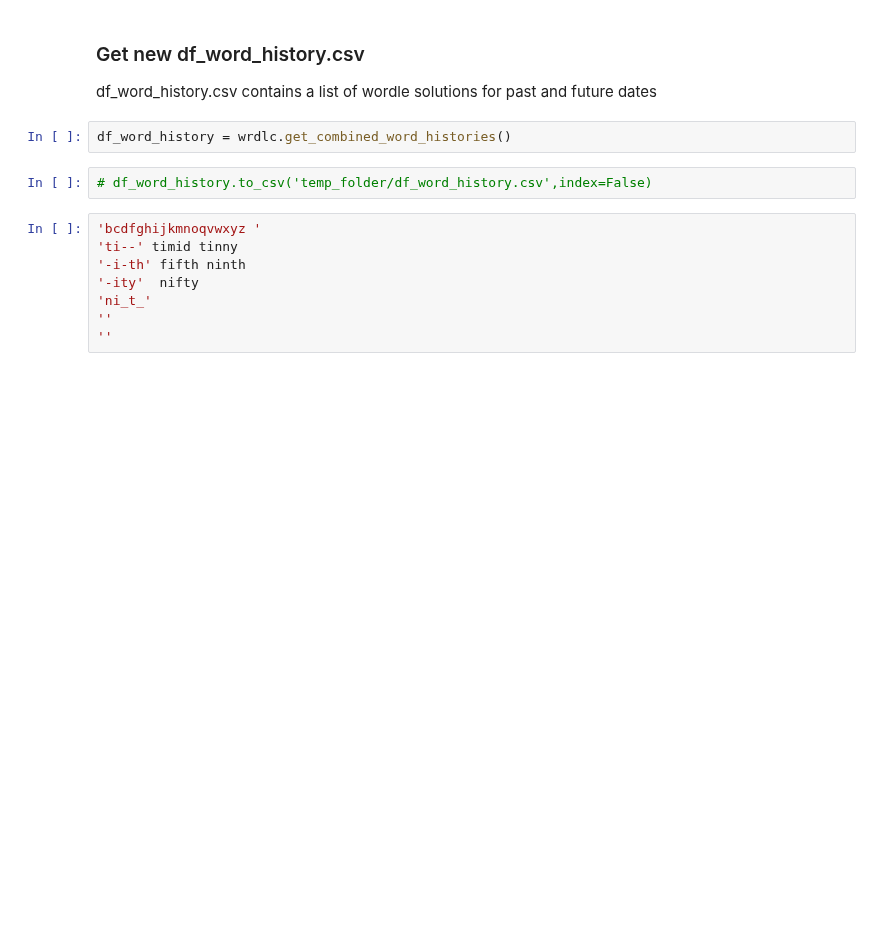
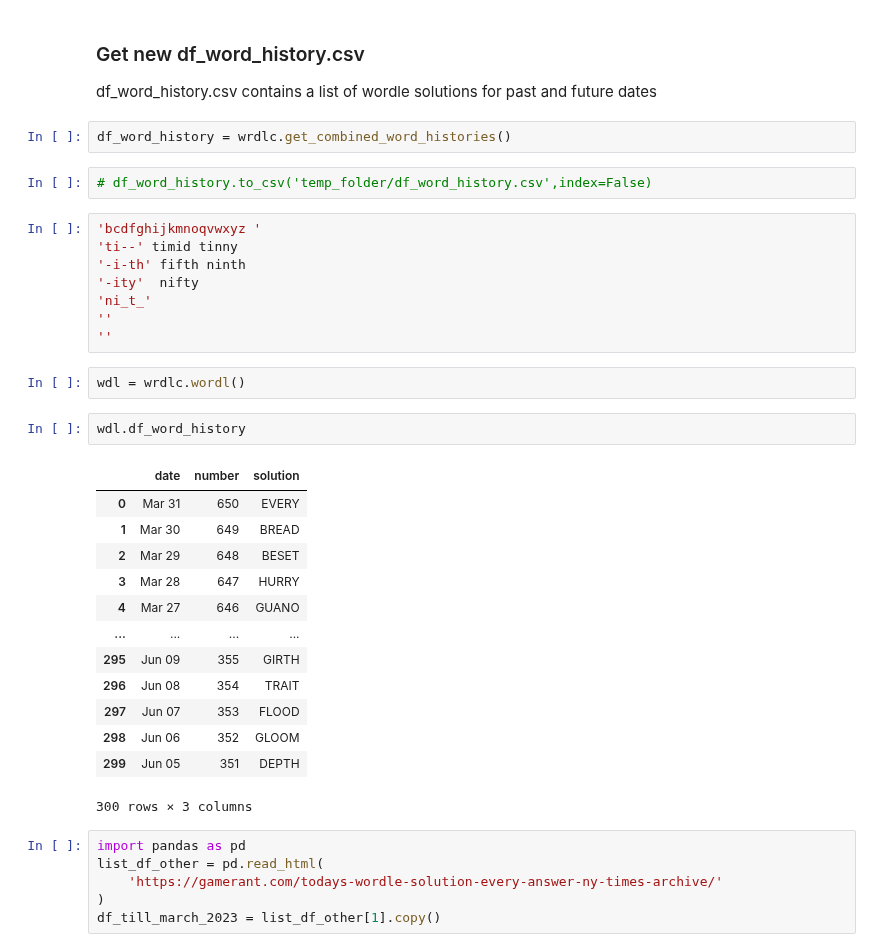
Before and after one commit to bgithub1/wordle_cheater, a Jupyter notebook: using_wordle_cheater.ipynb, the cells around one changed output. Cells and saved outputs as stored; diff of their text form; blank space fills up the shorter version.

```diff
--- a/using_wordle_cheater.ipynb
+++ b/using_wordle_cheater.ipynb
@@ -261,3 +261,27 @@ df_word_history = wrdlc.get_combined_word_histories()
 'ni_t_'
 ''
 ''
+# %%
+wdl = wrdlc.wordl()
+# %%
+wdl.df_word_history
+# %% [output]
+|  | date | number | solution |
+| 0 | Mar 31 | 650 | EVERY |
+| 1 | Mar 30 | 649 | BREAD |
+| 2 | Mar 29 | 648 | BESET |
+| 3 | Mar 28 | 647 | HURRY |
+| 4 | Mar 27 | 646 | GUANO |
+| ... | ... | ... | ... |
+| 295 | Jun 09 | 355 | GIRTH |
+| 296 | Jun 08 | 354 | TRAIT |
+| 297 | Jun 07 | 353 | FLOOD |
+| 298 | Jun 06 | 352 | GLOOM |
+| 299 | Jun 05 | 351 | DEPTH |
+300 rows × 3 columns
+# %%
+import pandas as pd
+list_df_other = pd.read_html(
+    'https://gamerant.com/todays-wordle-solution-every-answer-ny-times-archive/'
+)
+df_till_march_2023 = list_df_other[1].copy()
```
Also changed, not shown: parts of 8 cells of this notebook, 1 other file.
